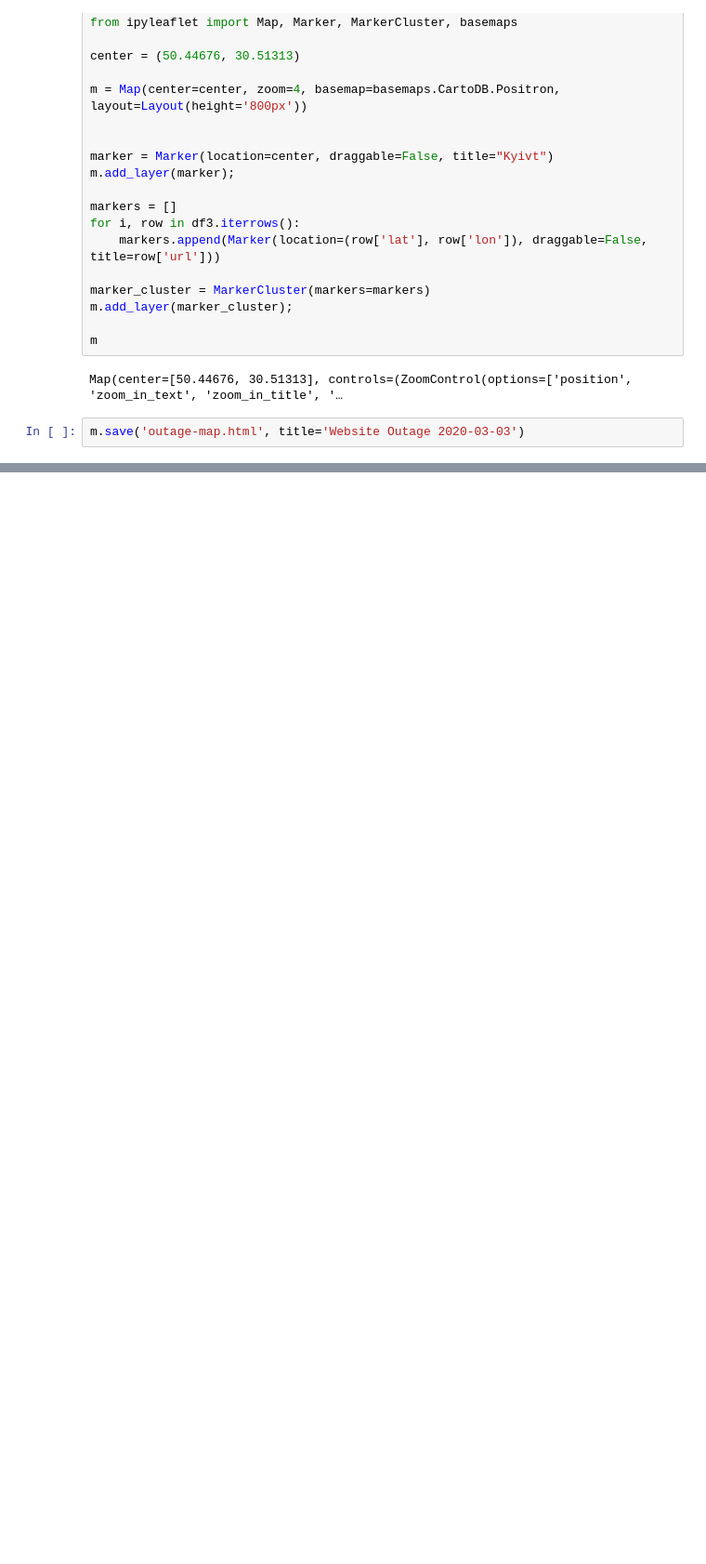
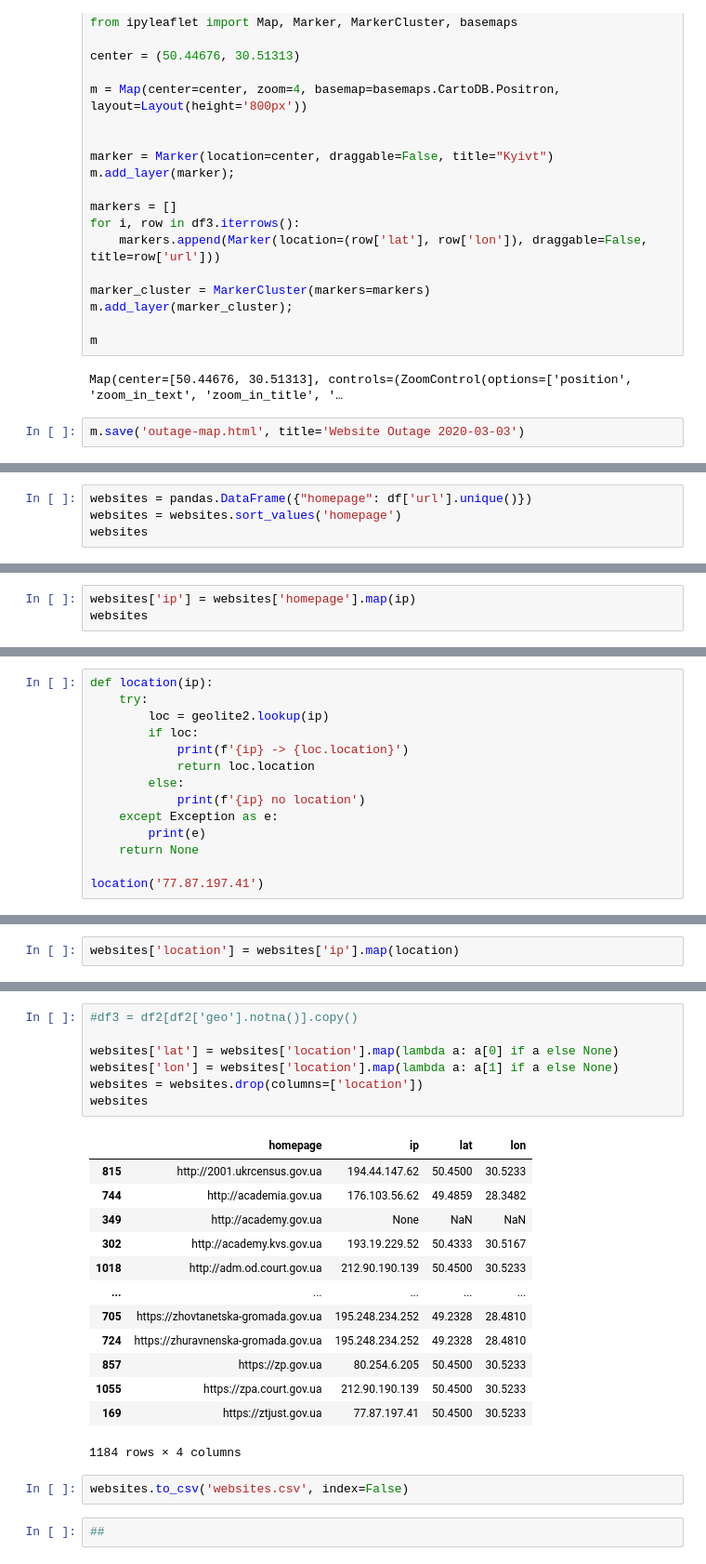
Before and after one commit to bmschmidt/gov-ua, a Jupyter notebook: Notebook.ipynb, the cells around one changed output, grey strips where cells are left out. Shown: that part at 93% size. Cells and saved outputs as stored; diff of their text form; blank space fills up the shorter version.

Commit message:
lookup ip/geo for all the websites, store in websites.csv

```diff
--- a/Notebook.ipynb
+++ b/Notebook.ipynb
@@ -238,0 +260,4 @@ m.save('outage-map.html', title='Website Outage 2020-03-03')
+# %%
+websites = pandas.DataFrame({"homepage": df['url'].unique()})
+websites = websites.sort_values('homepage')
+websites
@@ -238,0 +278,3 @@ m.save('outage-map.html', title='Website Outage 2020-03-03')
+# %%
+websites['ip'] = websites['homepage'].map(ip)
+websites
@@ -238,0 +312,14 @@ m.save('outage-map.html', title='Website Outage 2020-03-03')
+# %%
+def location(ip):
+    try:
+        loc = geolite2.lookup(ip)
+        if loc:
+            print(f'{ip} -> {loc.location}')
+            return loc.location
+        else:
+            print(f'{ip} no location')
+    except Exception as e:
+        print(e)
+    return None
+
+location('77.87.197.41')
@@ -238,0 +329,2 @@ m.save('outage-map.html', title='Website Outage 2020-03-03')
+# %%
+websites['location'] = websites['ip'].map(location)
@@ -238,0 +349,25 @@ m.save('outage-map.html', title='Website Outage 2020-03-03')
+# %%
+#df3 = df2[df2['geo'].notna()].copy()
+
+websites['lat'] = websites['location'].map(lambda a: a[0] if a else None)
+websites['lon'] = websites['location'].map(lambda a: a[1] if a else None)
+websites = websites.drop(columns=['location'])
+websites
+# %% [output]
+|  | homepage | ip | lat | lon |
+| 815 | http://2001.ukrcensus.gov.ua | 194.44.147.62 | 50.4500 | 30.5233 |
+| 744 | http://academia.gov.ua | 176.103.56.62 | 49.4859 | 28.3482 |
+| 349 | http://academy.gov.ua | None | NaN | NaN |
+| 302 | http://academy.kvs.gov.ua | 193.19.229.52 | 50.4333 | 30.5167 |
+| 1018 | http://adm.od.court.gov.ua | 212.90.190.139 | 50.4500 | 30.5233 |
+| ... | ... | ... | ... | ... |
+| 705 | https://zhovtanetska-gromada.gov.ua | 195.248.234.252 | 49.2328 | 28.4810 |
+| 724 | https://zhuravnenska-gromada.gov.ua | 195.248.234.252 | 49.2328 | 28.4810 |
+| 857 | https://zp.gov.ua | 80.254.6.205 | 50.4500 | 30.5233 |
+| 1055 | https://zpa.court.gov.ua | 212.90.190.139 | 50.4500 | 30.5233 |
+| 169 | https://ztjust.gov.ua | 77.87.197.41 | 50.4500 | 30.5233 |
+1184 rows × 4 columns
+# %%
+websites.to_csv('websites.csv', index=False)
+# %%
+##
```
Also changed, not shown: parts of 7 cells of this notebook, 1 other file.
